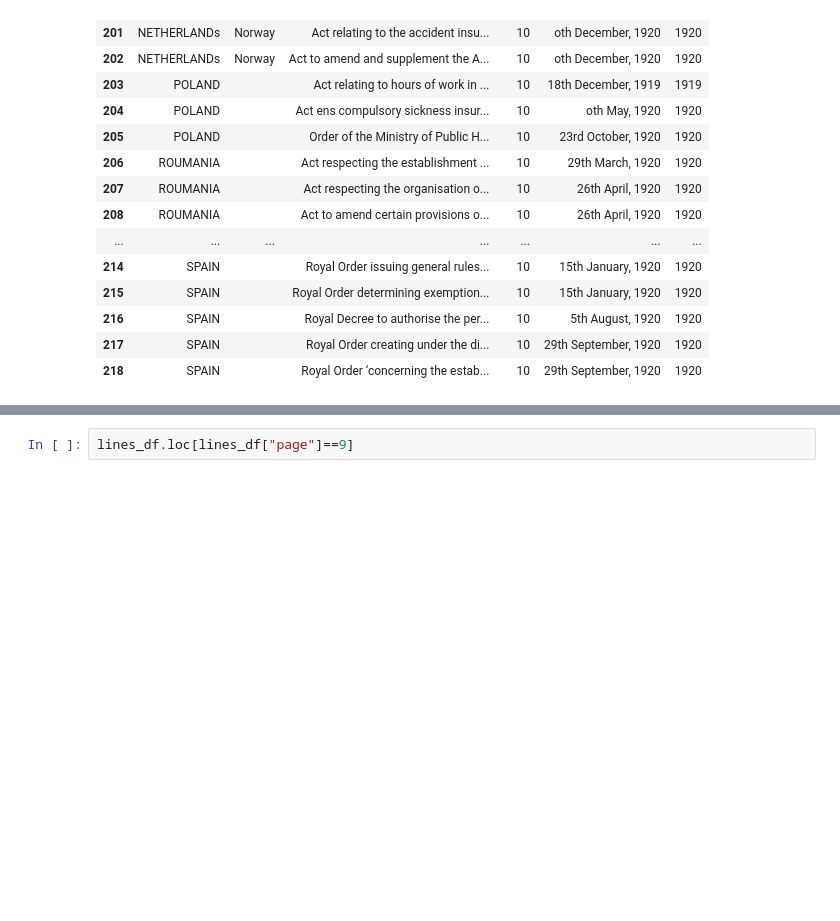
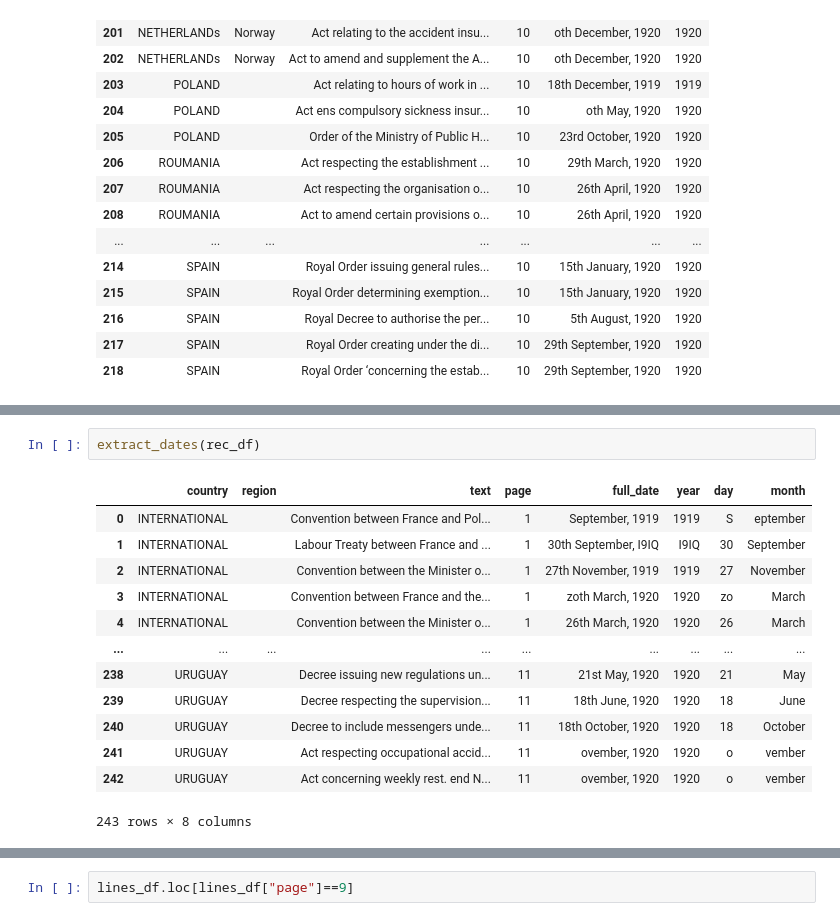
Before and after one commit to jeusa/indexex, a Jupyter notebook: code/index_extraction.ipynb, the cells around one changed output, grey strips where cells are left out. Saved outputs shown, nothing was run; the diff lists cells and outputs as text; blank space fills up the shorter version.

Commit message:
CHG: continued date extraction

```diff
--- a/code/index_extraction.ipynb
+++ b/code/index_extraction.ipynb
@@ -110,0 +166,16 @@ rec_df.loc[rec_df["page"]==10]
+# %%
+extract_dates(rec_df)
+# %% [output]
+|  | country | region | text | page | full_date | year | day | month |
+| 0 | INTERNATIONAL |  | Convention between France and Pol... | 1 | September, 1919 | 1919 | S | eptember |
+| 1 | INTERNATIONAL |  | Labour Treaty between France and ... | 1 | 30th September, I9IQ | I9IQ | 30 | September |
+| 2 | INTERNATIONAL |  | Convention between the Minister o... | 1 | 27th November, 1919 | 1919 | 27 | November |
+| 3 | INTERNATIONAL |  | Convention between France and the... | 1 | zoth March, 1920 | 1920 | zo | March |
+| 4 | INTERNATIONAL |  | Convention between the Minister o... | 1 | 26th March, 1920 | 1920 | 26 | March |
+| ... | ... | ... | ... | ... | ... | ... | ... | ... |
+| 238 | URUGUAY |  | Decree issuing new regulations un... | 11 | 21st May, 1920 | 1920 | 21 | May |
+| 239 | URUGUAY |  | Decree respecting the supervision... | 11 | 18th June, 1920 | 1920 | 18 | June |
+| 240 | URUGUAY |  | Decree to include messengers unde... | 11 | 18th October, 1920 | 1920 | 18 | October |
+| 241 | URUGUAY |  | Act respecting occupational accid... | 11 | ovember, 1920 | 1920 | o | vember |
+| 242 | URUGUAY |  | Act concerning weekly rest. end N... | 11 | ovember, 1920 | 1920 | o | vember |
+243 rows × 8 columns
```
Also changed, not shown: parts of 5 cells of this notebook, 1 other file.
